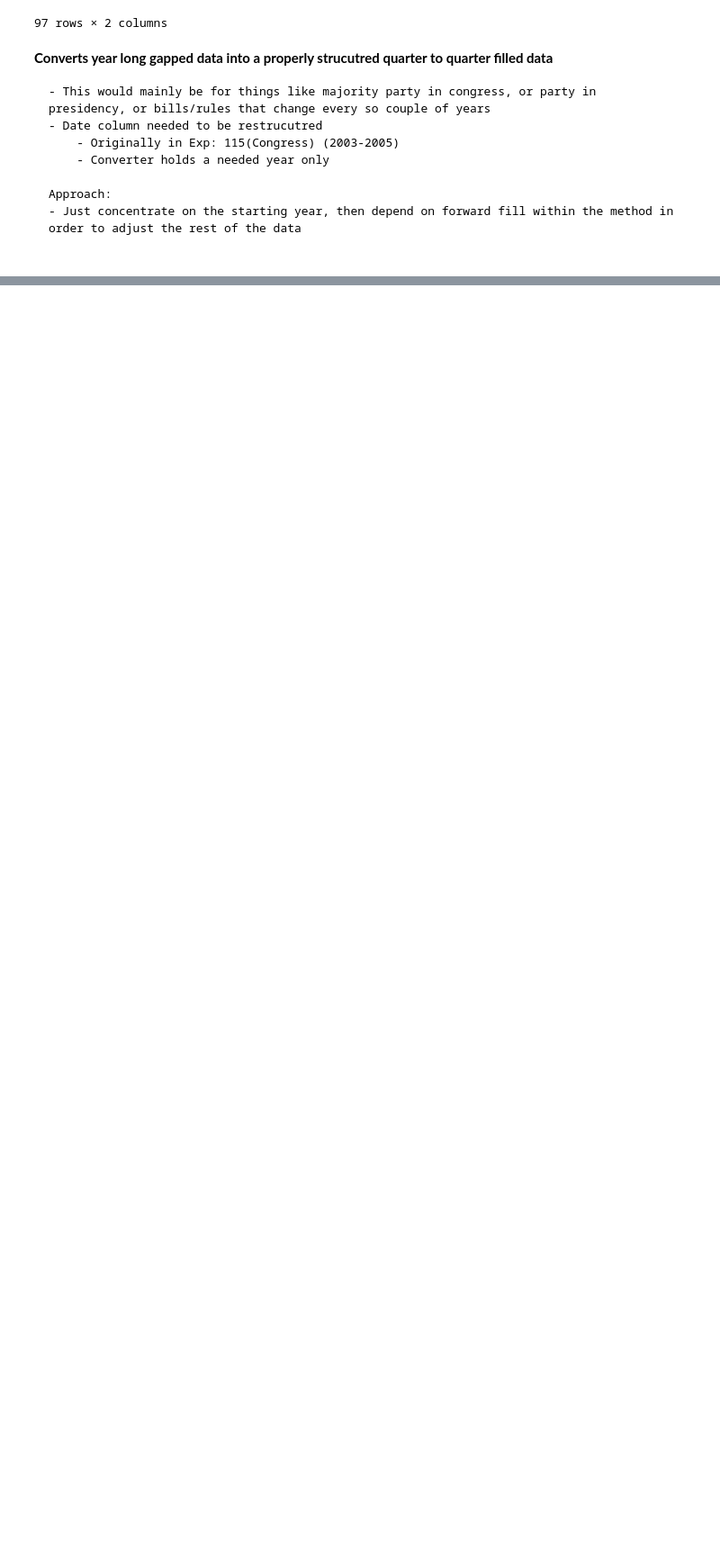
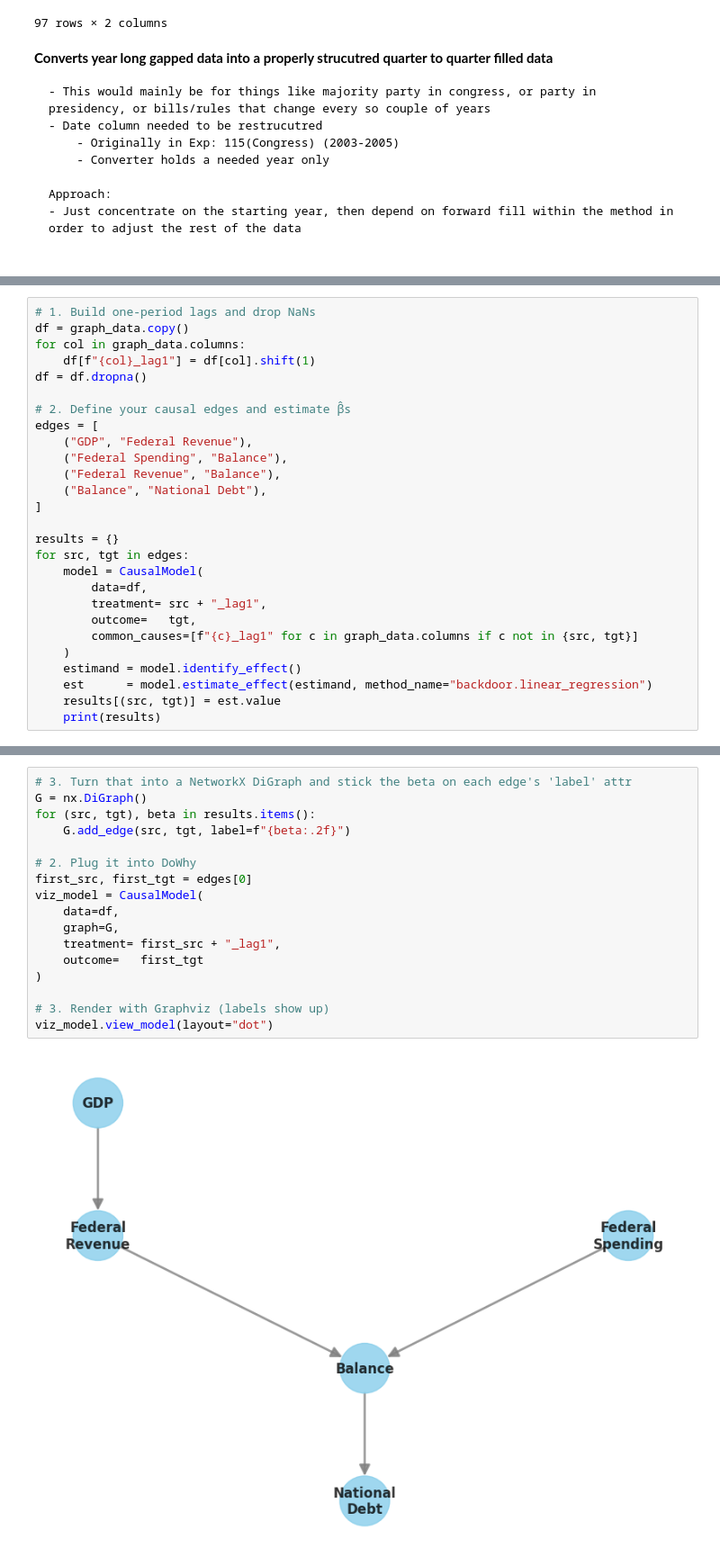
Before and after one commit to its-Simy/National-Debt-Research, a Jupyter notebook: financial_data.ipynb, the cells around one changed output, grey strips where cells are left out. Shown at 90% size. Drawn from its saved outputs; the diff is of its cells as text; blank space fills up the shorter version.

Commit message:
Adjustments
Has some adjustments to code with graphs. Having issues automating the edge weight calculation.

```diff
--- a/financial_data.ipynb
+++ b/financial_data.ipynb
@@ -398,0 +402,27 @@ treasury_Yield_oop
+# %%
+# 1. Build one‐period lags and drop NaNs
+df = graph_data.copy()
+for col in graph_data.columns:
+    df[f"{col}_lag1"] = df[col].shift(1)
+df = df.dropna()
+
+# 2. Define your causal edges and estimate β̂s
+edges = [
+    ("GDP", "Federal Revenue"),
+    ("Federal Spending", "Balance"),
+    ("Federal Revenue", "Balance"),
+    ("Balance", "National Debt"),
+]
+
+results = {}
+for src, tgt in edges:
+    model = CausalModel(
+        data=df,
+        treatment= src + "_lag1",
+        outcome=   tgt,
+        common_causes=[f"{c}_lag1" for c in graph_data.columns if c not in {src, tgt}]
+    )
+    estimand = model.identify_effect()
+    est      = model.estimate_effect(estimand, method_name="backdoor.linear_regression")
+    results[(src, tgt)] = est.value
+    print(results)
@@ -398,0 +434,19 @@ treasury_Yield_oop
+# %%
+# 3. Turn that into a NetworkX DiGraph and stick the beta on each edge's 'label' attr
+G = nx.DiGraph()
+for (src, tgt), beta in results.items():
+    G.add_edge(src, tgt, label=f"{beta:.2f}")
+
+# 2. Plug it into DoWhy
+first_src, first_tgt = edges[0]
+viz_model = CausalModel(
+    data=df,
+    graph=G,
+    treatment= first_src + "_lag1",
+    outcome=   first_tgt
+)
+
+# 3. Render with Graphviz (labels show up)
+viz_model.view_model(layout="dot")
+# %% [output]
+[figure, added]
```
Also changed, not shown: parts of 29 cells of this notebook.
